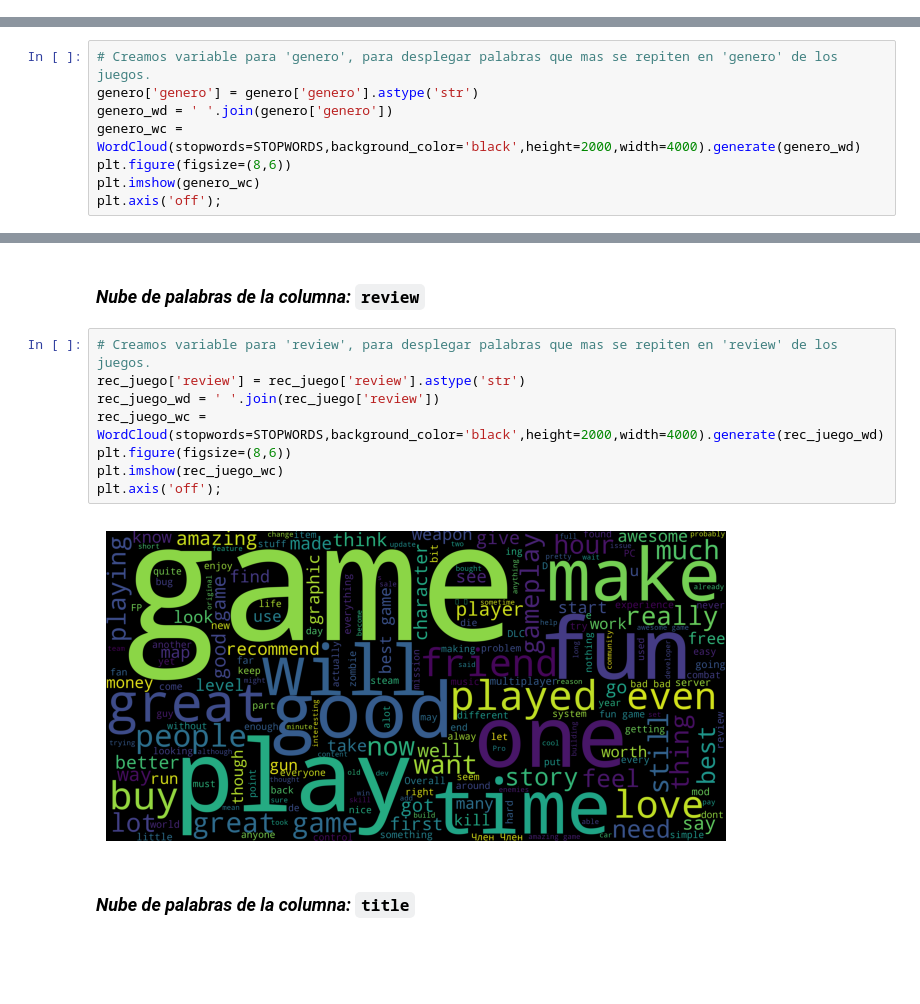
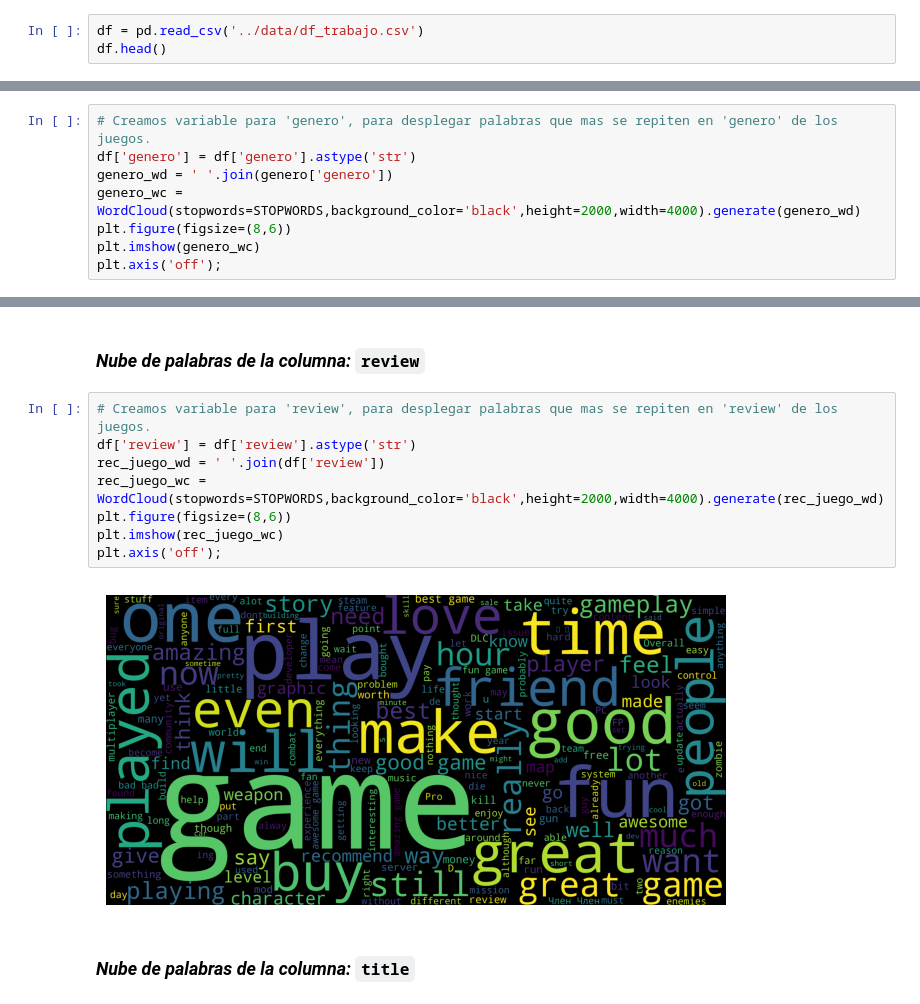
Before and after one commit to JBE777/PI_ML_OPS, a Jupyter notebook: EDA_Exploración_y_Análisis_de_datos.ipynb, the cells around one changed output, grey strips where cells are left out. Saved outputs shown, nothing was run; the diff lists cells and outputs as text; blank space fills up the shorter version.

```diff
--- a/EDA_Exploración_y_Análisis_de_datos.ipynb
+++ b/EDA_Exploración_y_Análisis_de_datos.ipynb
@@ -223,0 +222,3 @@ rec_usuario
+# %%
+df = pd.read_csv('../data/df_trabajo.csv')
+df.head()
@@ -335,7 +372,7 @@ plt.legend();
 ### *Nube de palabras de la columna:* `genero`
 # %%
 # Creamos variable para 'genero', para desplegar palabras que mas se repiten en 'genero' de los juegos.
-genero['genero'] = genero['genero'].astype('str')
+df['genero'] = df['genero'].astype('str')
 genero_wd = ' '.join(genero['genero'])
 genero_wc = WordCloud(stopwords=STOPWORDS,background_color='black',height=2000,width=4000).generate(genero_wd)
 plt.figure(figsize=(8,6))
@@ -347,14 +384,14 @@ plt.axis('off');
 ### *Nube de palabras de la columna:* `review`
 # %%
 # Creamos variable para 'review', para desplegar palabras que mas se repiten en 'review' de los juegos.
-rec_juego['review'] = rec_juego['review'].astype('str')
-rec_juego_wd = ' '.join(rec_juego['review'])
+df['review'] = df['review'].astype('str')
+rec_juego_wd = ' '.join(df['review'])
 rec_juego_wc = WordCloud(stopwords=STOPWORDS,background_color='black',height=2000,width=4000).generate(rec_juego_wd)
 plt.figure(figsize=(8,6))
 plt.imshow(rec_juego_wc)
 plt.axis('off');
 # %% [output]
-[figure, old version]
+[figure, new version]
 # %% [markdown]
 ### *Nube de palabras de la columna:* `title`
 # %%
```
Also changed, not shown: parts of 45 cells of this notebook, 4 other files.
